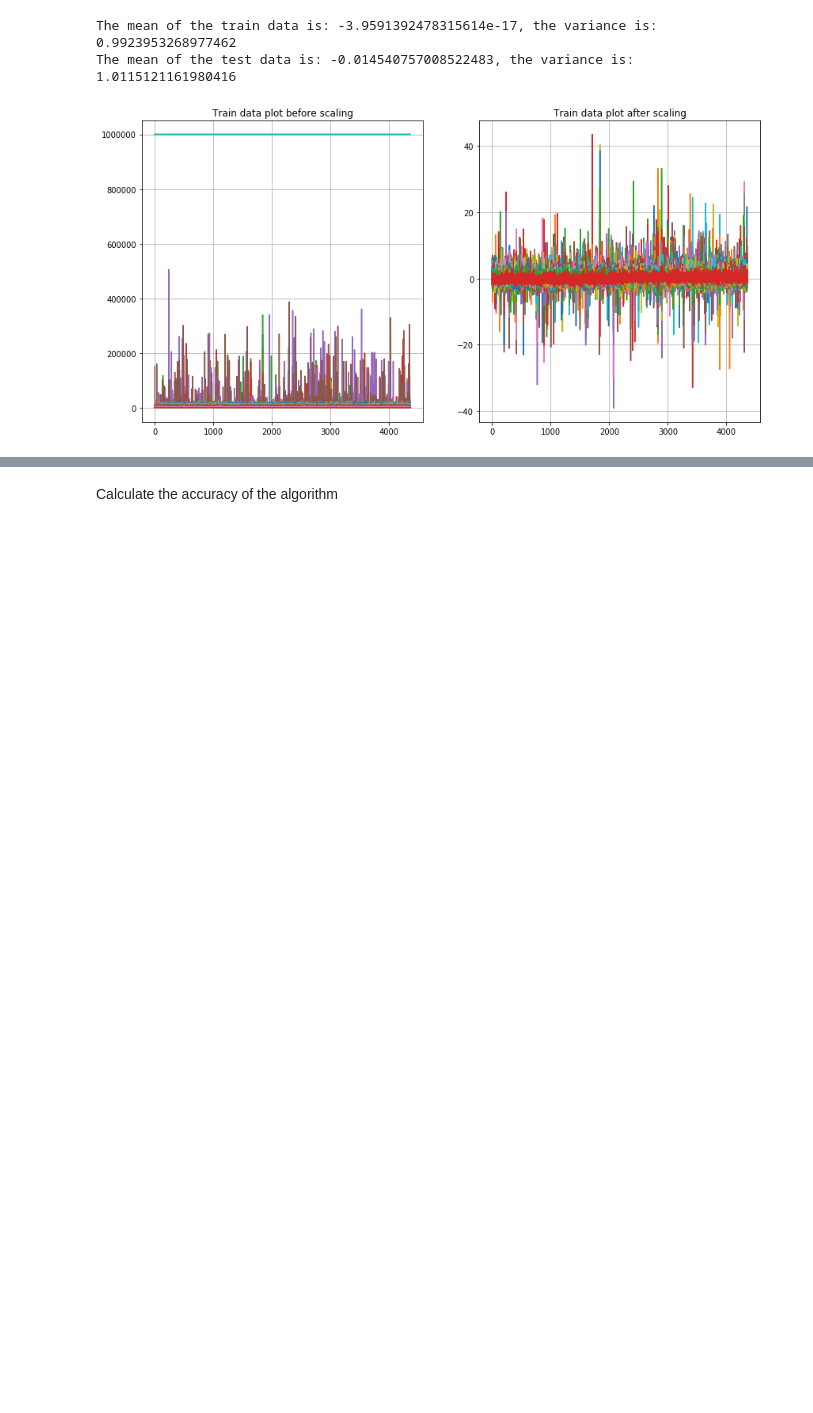
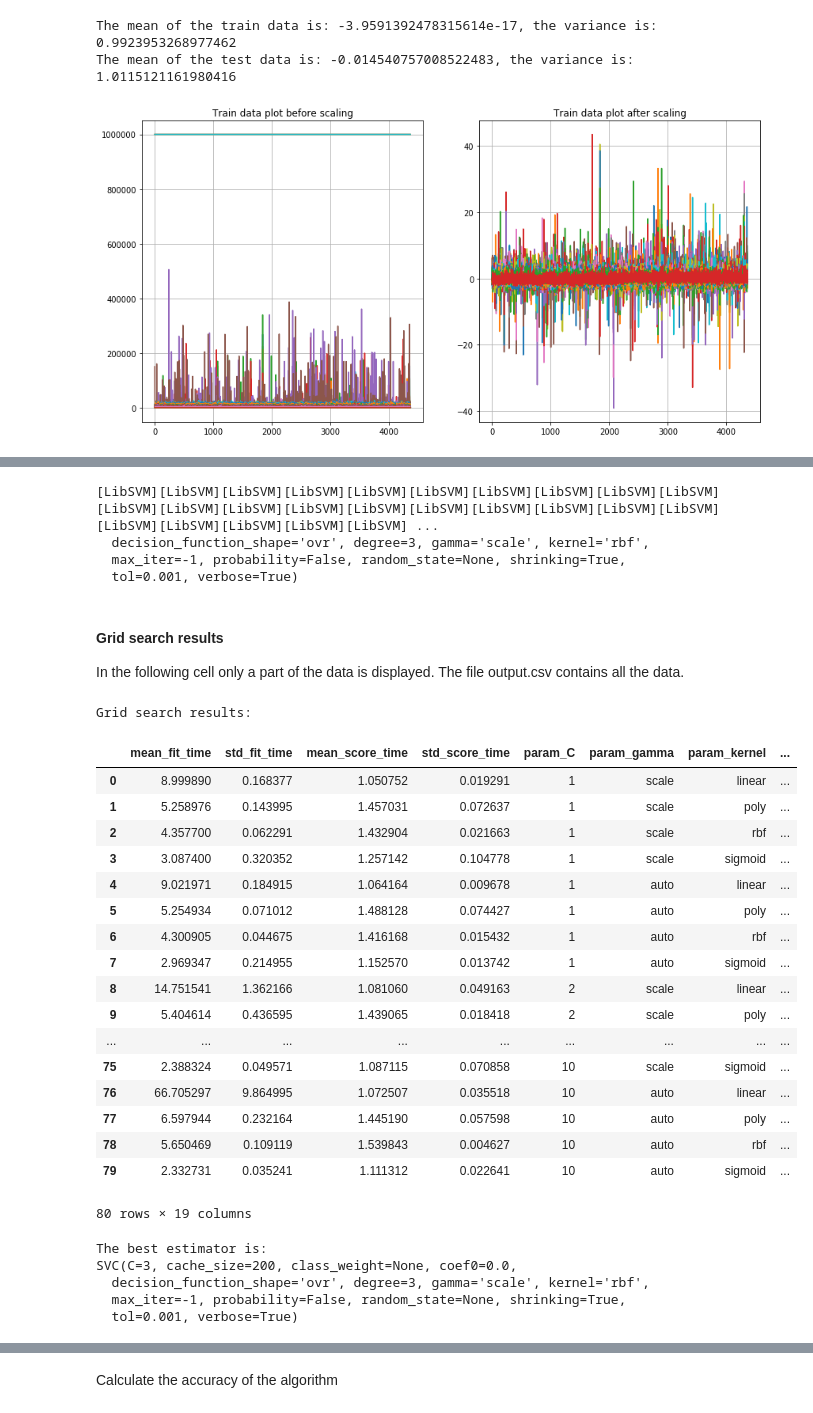
Before and after one commit to FedeMITIC/data-analysis-project, a Jupyter notebook: MLBP2018 Project Report [WIP].ipynb, the cells around one changed output, grey strips where cells are left out. Saved outputs shown, nothing was run; the diff lists cells and outputs as text; code cells hidden in the pictures; blank space fills up the shorter version.

```diff
--- a/MLBP2018 Project Report [WIP].ipynb
+++ b/MLBP2018 Project Report [WIP].ipynb
@@ -210,0 +220,51 @@ It is important to notice that both algorithms use the same data
+# %%
+## Calculate the time needed for the following cell
+start_time = time.time()
+## Determine the best parameters for the Support Vector Algorithm
+parameters = {'kernel':('linear', 'poly', 'rbf', 'sigmoid'), 'C':[1, 2, 3, 4, 5, 6, 7, 8, 9, 10], 'gamma':('scale', 'auto')}
+svc = svm.SVC()
+clf = GridSearchCV(svc, parameters, cv=5, return_train_score=True, n_jobs = -1)
+clf.fit(train_data_scaled, np.ravel(train_labels_accuracy))
+end_time = time.time()
+print(f'Total time needed for hyperparameters tuning: {end_time - start_time}')
+# %% [output]
+[LibSVM][LibSVM][LibSVM][LibSVM][LibSVM][LibSVM][LibSVM][LibSVM][LibSVM][LibSVM][LibSVM][LibSVM][LibSVM][LibSVM][LibSVM][LibSVM][LibSVM][LibSVM][LibSVM][LibSVM][LibSVM][LibSVM][LibSVM][LibSVM][LibSVM] ...
+  decision_function_shape='ovr', degree=3, gamma='scale', kernel='rbf',
+  max_iter=-1, probability=False, random_state=None, shrinking=True,
+  tol=0.001, verbose=True)
+# %% [markdown]
+#### Grid search results
+
+In the following cell only a part of the data is displayed. The file output.csv contains all the data.
+# %%
+print('Grid search results:')
+df = pd.DataFrame(data=clf.cv_results_)
+display(df)
+df.to_csv('output.csv')
+print('The best estimator is:')
+print(clf.best_estimator_)
+# %% [output]
+Grid search results:
+|  | mean_fit_time | std_fit_time | mean_score_time | std_score_time | param_C | param_gamma | param_kernel | ... |
+| 0 | 8.999890 | 0.168377 | 1.050752 | 0.019291 | 1 | scale | linear | ... |
+| 1 | 5.258976 | 0.143995 | 1.457031 | 0.072637 | 1 | scale | poly | ... |
+| 2 | 4.357700 | 0.062291 | 1.432904 | 0.021663 | 1 | scale | rbf | ... |
+| 3 | 3.087400 | 0.320352 | 1.257142 | 0.104778 | 1 | scale | sigmoid | ... |
+| 4 | 9.021971 | 0.184915 | 1.064164 | 0.009678 | 1 | auto | linear | ... |
+| 5 | 5.254934 | 0.071012 | 1.488128 | 0.074427 | 1 | auto | poly | ... |
+| 6 | 4.300905 | 0.044675 | 1.416168 | 0.015432 | 1 | auto | rbf | ... |
+| 7 | 2.969347 | 0.214955 | 1.152570 | 0.013742 | 1 | auto | sigmoid | ... |
+| 8 | 14.751541 | 1.362166 | 1.081060 | 0.049163 | 2 | scale | linear | ... |
+| 9 | 5.404614 | 0.436595 | 1.439065 | 0.018418 | 2 | scale | poly | ... |
+| ... | ... | ... | ... | ... | ... | ... | ... | ... |
+| 75 | 2.388324 | 0.049571 | 1.087115 | 0.070858 | 10 | scale | sigmoid | ... |
+| 76 | 66.705297 | 9.864995 | 1.072507 | 0.035518 | 10 | auto | linear | ... |
+| 77 | 6.597944 | 0.232164 | 1.445190 | 0.057598 | 10 | auto | poly | ... |
+| 78 | 5.650469 | 0.109119 | 1.539843 | 0.004627 | 10 | auto | rbf | ... |
+| 79 | 2.332731 | 0.035241 | 1.111312 | 0.022641 | 10 | auto | sigmoid | ... |
+80 rows × 19 columns
+The best estimator is:
+SVC(C=3, cache_size=200, class_weight=None, coef0=0.0,
+  decision_function_shape='ovr', degree=3, gamma='scale', kernel='rbf',
+  max_iter=-1, probability=False, random_state=None, shrinking=True,
+  tol=0.001, verbose=True)
```
Also changed, not shown: parts of 33 cells of this notebook, 7 other files.
